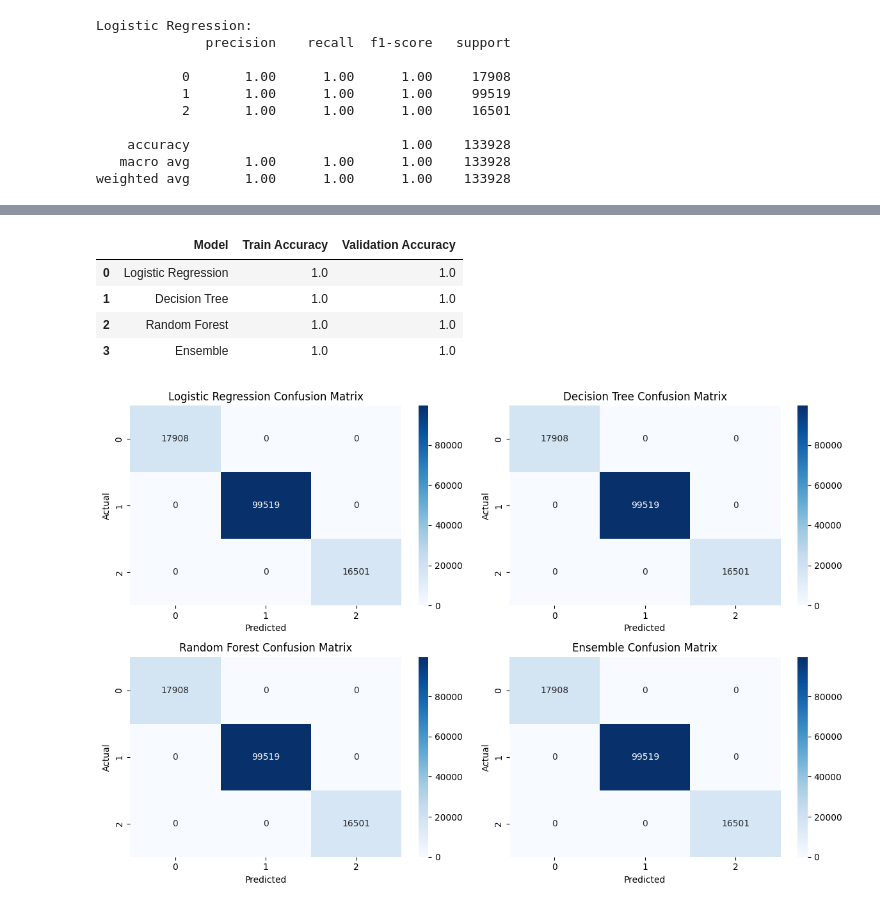
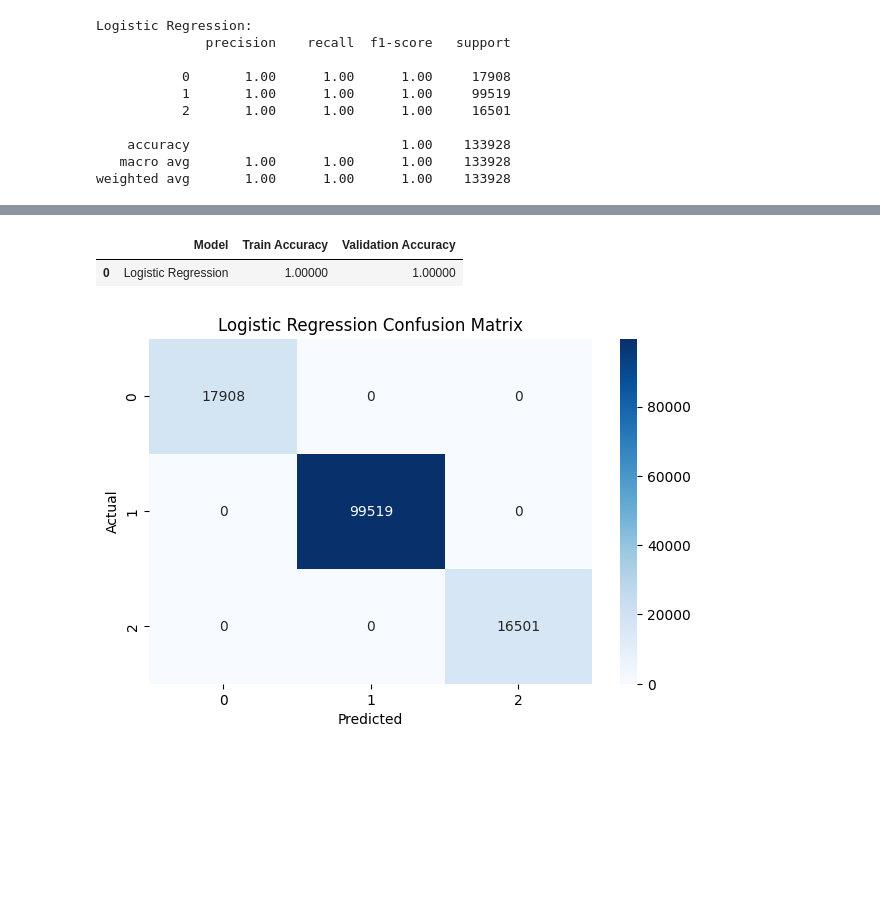
Before and after one commit to SupawitSaelim/WebCiscoConfig, a Jupyter notebook: documents/NLP_New_Accuracy1/password_Strength_acc1.ipynb, the cells around one changed output, grey strips where cells are left out. Drawn from its saved outputs; the diff is of its cells as text; code cells hidden in the pictures; blank space fills up the shorter version.

```diff
--- a/documents/NLP_New_Accuracy1/password_Strength_acc1.ipynb
+++ b/documents/NLP_New_Accuracy1/password_Strength_acc1.ipynb
@@ -153,17 +109,11 @@ weighted avg       1.00      1.00      1.00    133928
 # %%
 train_accuracies = {
-    "Model": ["Logistic Regression", "Decision Tree", "Random Forest", "Ensemble"],
+    "Model": ["Logistic Regression"],
     "Train Accuracy": [
         accuracy_score(y_train, lr_model.predict(X_train)),
-        accuracy_score(y_train, dt_model.predict(X_train)),
-        accuracy_score(y_train, rf_model.predict(X_train)),
-        accuracy_score(y_train, ensemble_model.predict(X_train))
     ],
     "Validation Accuracy": [
         accuracy_score(y_test, lr_model.predict(X_test)),
-        accuracy_score(y_test, dt_model.predict(X_test)),
-        accuracy_score(y_test, rf_model.predict(X_test)),
-        accuracy_score(y_test, ensemble_model.predict(X_test))
     ]
 }
 
@@ -171,25 +121,21 @@ accuracy_df = pd.DataFrame(train_accuracies)
 accuracy_df.head(4)
 # %% [output]
 |  | Model | Train Accuracy | Validation Accuracy |
-| 0 | Logistic Regression | 1.0 | 1.0 |
-| 1 | Decision Tree | 1.0 | 1.0 |
-| 2 | Random Forest | 1.0 | 1.0 |
-| 3 | Ensemble | 1.0 | 1.0 |
+| 0 | Logistic Regression | 1.00000 | 1.00000 |
 # %%
-models = [("Logistic Regression", lr_model), ("Decision Tree", dt_model),
-          ("Random Forest", rf_model), ("Ensemble", ensemble_model)]
+models = [("Logistic Regression", lr_model)]
 
 plt.figure(figsize=(12, 8))
 for i, (name, model) in enumerate(models, 1):
     y_pred = model.predict(X_test)
     cm = confusion_matrix(y_test, y_pred)
     plt.subplot(2, 2, i)
     sns.heatmap(cm, annot=True, fmt="d", cmap="Blues")
     plt.title(f"{name} Confusion Matrix")
     plt.xlabel("Predicted")
     plt.ylabel("Actual")
 
 plt.tight_layout()
 plt.show()
 # %% [output]
-[figure, old version]
+[figure, new version]
```
Also changed, not shown: parts of 9 cells of this notebook, 2 other files.
